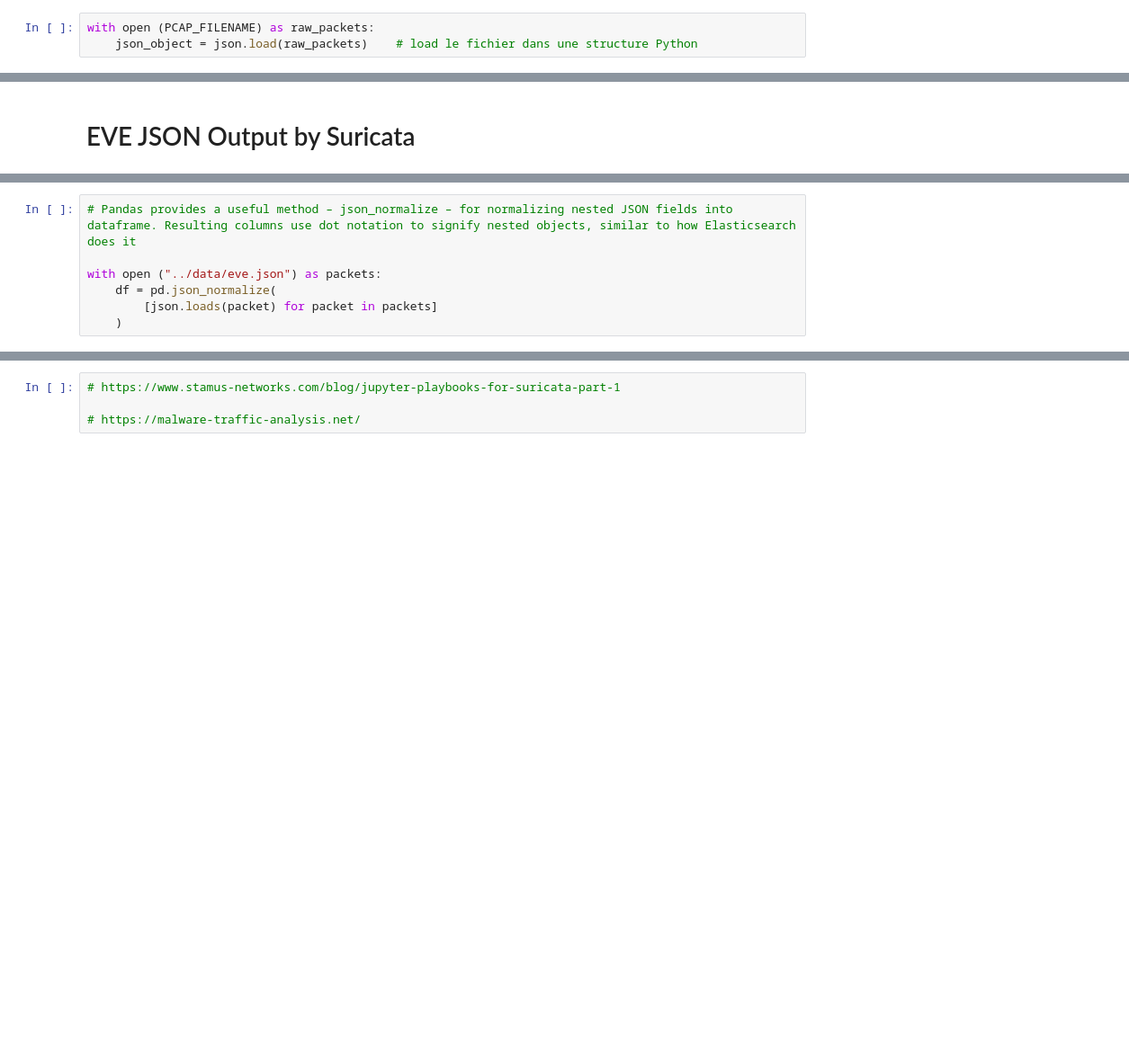
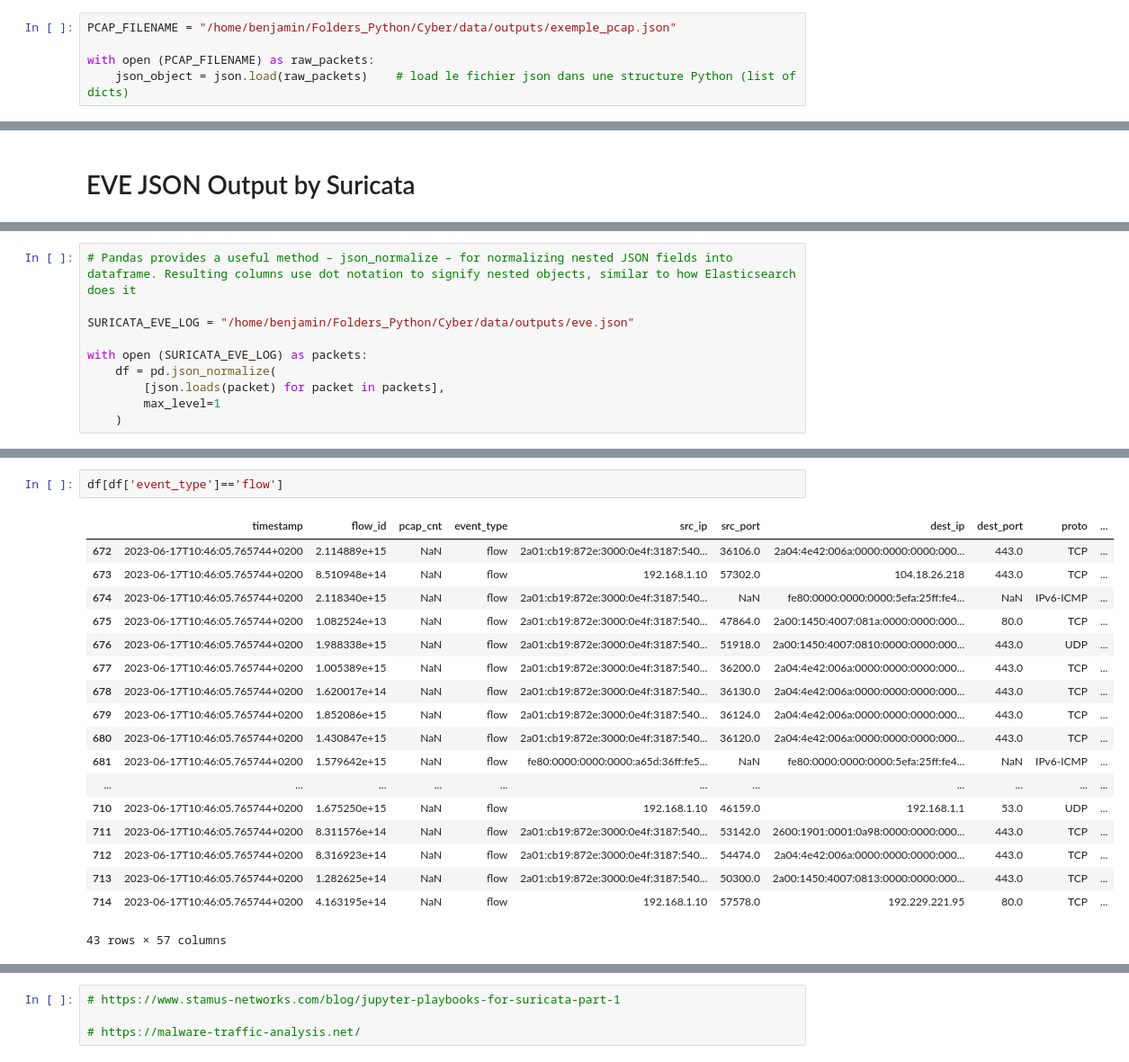
Before and after one commit to BenjaminDeporte/Cyber, a Jupyter notebook: code/SandBox.ipynb, the cells around one changed output, grey strips where cells are left out. Shown at 90% size. Cells and saved outputs as stored; diff of their text form; blank space fills up the shorter version.

Commit message:
update Suricata output management

```diff
--- a/code/SandBox.ipynb
+++ b/code/SandBox.ipynb
@@ -99,3 +99,5 @@ PCAP_FILENAME = "/home/benjamin/Folders_Python/Cyber/data/exemple_pcap.json"
 # %%
+PCAP_FILENAME = "/home/benjamin/Folders_Python/Cyber/data/outputs/exemple_pcap.json"
+
 with open (PCAP_FILENAME) as raw_packets:
-    json_object = json.load(raw_packets)    # load le fichier dans une structure Python
+    json_object = json.load(raw_packets)    # load le fichier json dans une structure Python (list of dicts)
@@ -167,7 +193,10 @@ df_packets
 # %%
 # Pandas provides a useful method – json_normalize – for normalizing nested JSON fields into dataframe. Resulting columns use dot notation to signify nested objects, similar to how Elasticsearch does it
 
-with open ("../data/eve.json") as packets:
+SURICATA_EVE_LOG = "/home/benjamin/Folders_Python/Cyber/data/outputs/eve.json"
+
+with open (SURICATA_EVE_LOG) as packets:
     df = pd.json_normalize(
-        [json.loads(packet) for packet in packets]
+        [json.loads(packet) for packet in packets],
+        max_level=1
     )
@@ -242,0 +219,21 @@ with open ("../data/eve.json") as packets:
+# %%
+df[df['event_type']=='flow']
+# %% [output]
+|  | timestamp | flow_id | pcap_cnt | event_type | src_ip | src_port | dest_ip | dest_port | proto | ... |
+| 672 | 2023-06-17T10:46:05.765744+0200 | 2.114889e+15 | NaN | flow | 2a01:cb19:872e:3000:0e4f:3187:540... | 36106.0 | 2a04:4e42:006a:0000:0000:0000:000... | 443.0 | TCP | ... |
+| 673 | 2023-06-17T10:46:05.765744+0200 | 8.510948e+14 | NaN | flow | 192.168.1.10 | 57302.0 | 104.18.26.218 | 443.0 | TCP | ... |
+| 674 | 2023-06-17T10:46:05.765744+0200 | 2.118340e+15 | NaN | flow | 2a01:cb19:872e:3000:0e4f:3187:540... | NaN | fe80:0000:0000:0000:5efa:25ff:fe4... | NaN | IPv6-ICMP | ... |
+| 675 | 2023-06-17T10:46:05.765744+0200 | 1.082524e+13 | NaN | flow | 2a01:cb19:872e:3000:0e4f:3187:540... | 47864.0 | 2a00:1450:4007:081a:0000:0000:000... | 80.0 | TCP | ... |
+| 676 | 2023-06-17T10:46:05.765744+0200 | 1.988338e+15 | NaN | flow | 2a01:cb19:872e:3000:0e4f:3187:540... | 51918.0 | 2a00:1450:4007:0810:0000:0000:000... | 443.0 | UDP | ... |
+| 677 | 2023-06-17T10:46:05.765744+0200 | 1.005389e+15 | NaN | flow | 2a01:cb19:872e:3000:0e4f:3187:540... | 36200.0 | 2a04:4e42:006a:0000:0000:0000:000... | 443.0 | TCP | ... |
+| 678 | 2023-06-17T10:46:05.765744+0200 | 1.620017e+14 | NaN | flow | 2a01:cb19:872e:3000:0e4f:3187:540... | 36130.0 | 2a04:4e42:006a:0000:0000:0000:000... | 443.0 | TCP | ... |
+| 679 | 2023-06-17T10:46:05.765744+0200 | 1.852086e+15 | NaN | flow | 2a01:cb19:872e:3000:0e4f:3187:540... | 36124.0 | 2a04:4e42:006a:0000:0000:0000:000... | 443.0 | TCP | ... |
+| 680 | 2023-06-17T10:46:05.765744+0200 | 1.430847e+15 | NaN | flow | 2a01:cb19:872e:3000:0e4f:3187:540... | 36120.0 | 2a04:4e42:006a:0000:0000:0000:000... | 443.0 | TCP | ... |
+| 681 | 2023-06-17T10:46:05.765744+0200 | 1.579642e+15 | NaN | flow | fe80:0000:0000:0000:a65d:36ff:fe5... | NaN | fe80:0000:0000:0000:5efa:25ff:fe4... | NaN | IPv6-ICMP | ... |
+| ... | ... | ... | ... | ... | ... | ... | ... | ... | ... | ... |
+| 710 | 2023-06-17T10:46:05.765744+0200 | 1.675250e+15 | NaN | flow | 192.168.1.10 | 46159.0 | 192.168.1.1 | 53.0 | UDP | ... |
+| 711 | 2023-06-17T10:46:05.765744+0200 | 8.311576e+14 | NaN | flow | 2a01:cb19:872e:3000:0e4f:3187:540... | 53142.0 | 2600:1901:0001:0a98:0000:0000:000... | 443.0 | TCP | ... |
+| 712 | 2023-06-17T10:46:05.765744+0200 | 8.316923e+14 | NaN | flow | 2a01:cb19:872e:3000:0e4f:3187:540... | 54474.0 | 2a04:4e42:006a:0000:0000:0000:000... | 443.0 | TCP | ... |
+| 713 | 2023-06-17T10:46:05.765744+0200 | 1.282625e+14 | NaN | flow | 2a01:cb19:872e:3000:0e4f:3187:540... | 50300.0 | 2a00:1450:4007:0813:0000:0000:000... | 443.0 | TCP | ... |
+| 714 | 2023-06-17T10:46:05.765744+0200 | 4.163195e+14 | NaN | flow | 192.168.1.10 | 57578.0 | 192.229.221.95 | 80.0 | TCP | ... |
+43 rows × 57 columns
```
Also changed, not shown: parts of 21 cells of this notebook, 16 other files.
